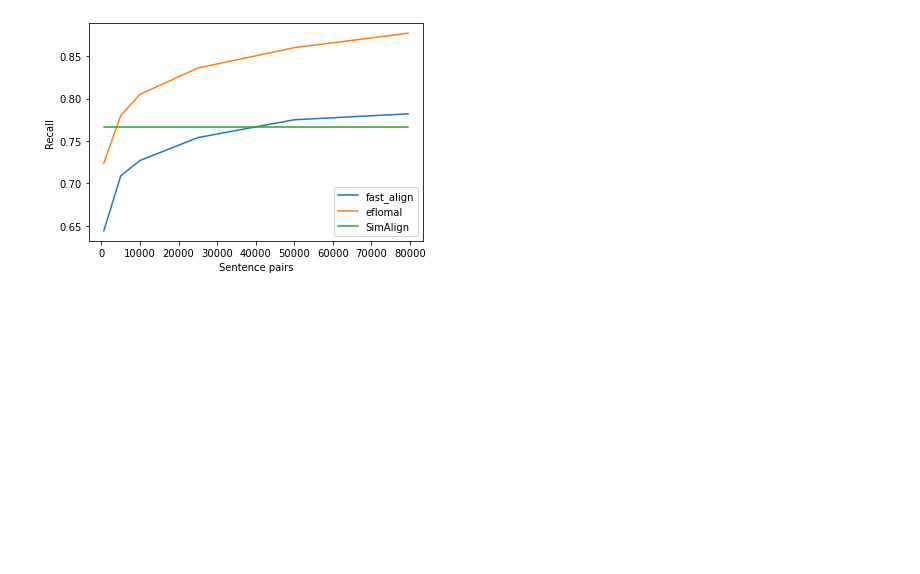
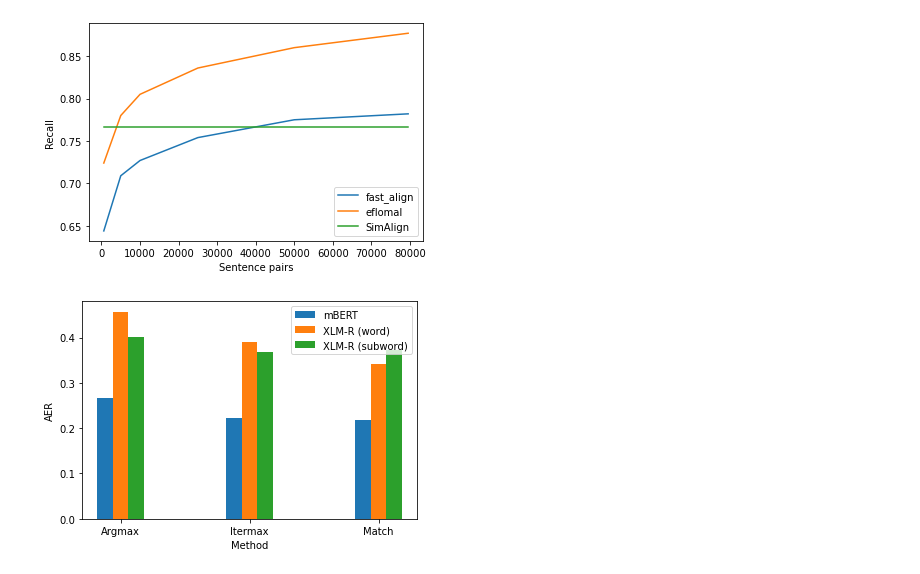
Before and after one commit to eyldlv/masterarbeit_tex, a Jupyter notebook: graphics/charts/charts.ipynb, the cells around one changed output. Drawn from its saved outputs; the diff is of its cells as text; code cells hidden in the pictures; blank space fills up the shorter version.

Commit message:
New plot

```diff
--- a/graphics/charts/charts.ipynb
+++ b/graphics/charts/charts.ipynb
@@ -44,3 +46,22 @@ plt.legend()
 plt.savefig('recall.png', dpi=300)
 # %% [output]
 [figure]
+# %%
+mbert = [0.266, 0.222, 0.219]
+xlm_r_word = [0.457, 0.391, 0.342]
+xlm_r_subword = [0.402, 0.369, 0.372]
+
+labels = ['Argmax', 'Itermax', 'Match']
+plt.xticks([0.12,1.12,2.12], labels)
+plt.xlabel('Method')
+plt.ylabel('AER')
+width = 0.12
+
+
+plt.bar(np.arange(len(mbert)), mbert, width=width, label='mBERT')
+plt.bar(np.arange(len(xlm_r_word)) + width, xlm_r_word, width=width, label='XLM-R (word)')
+plt.bar(np.arange(len(xlm_r_subword)) + 2*width, xlm_r_subword, width=width, label='XLM-R (subword)')
+plt.legend()
+plt.savefig('aer-comparison.png', dpi=300)
+# %% [output]
+[figure, added]
```
Also changed, not shown: parts of 2 cells of this notebook.
